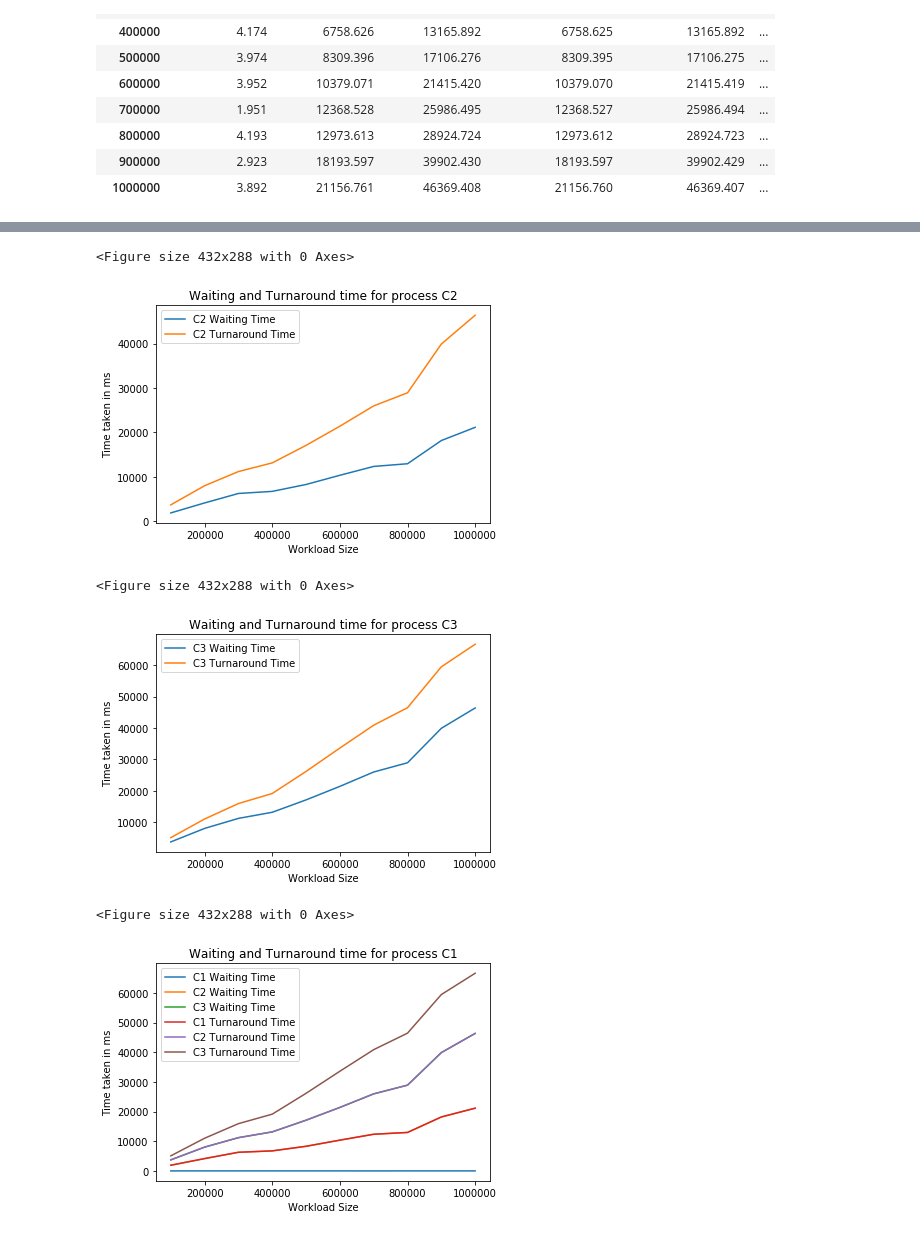
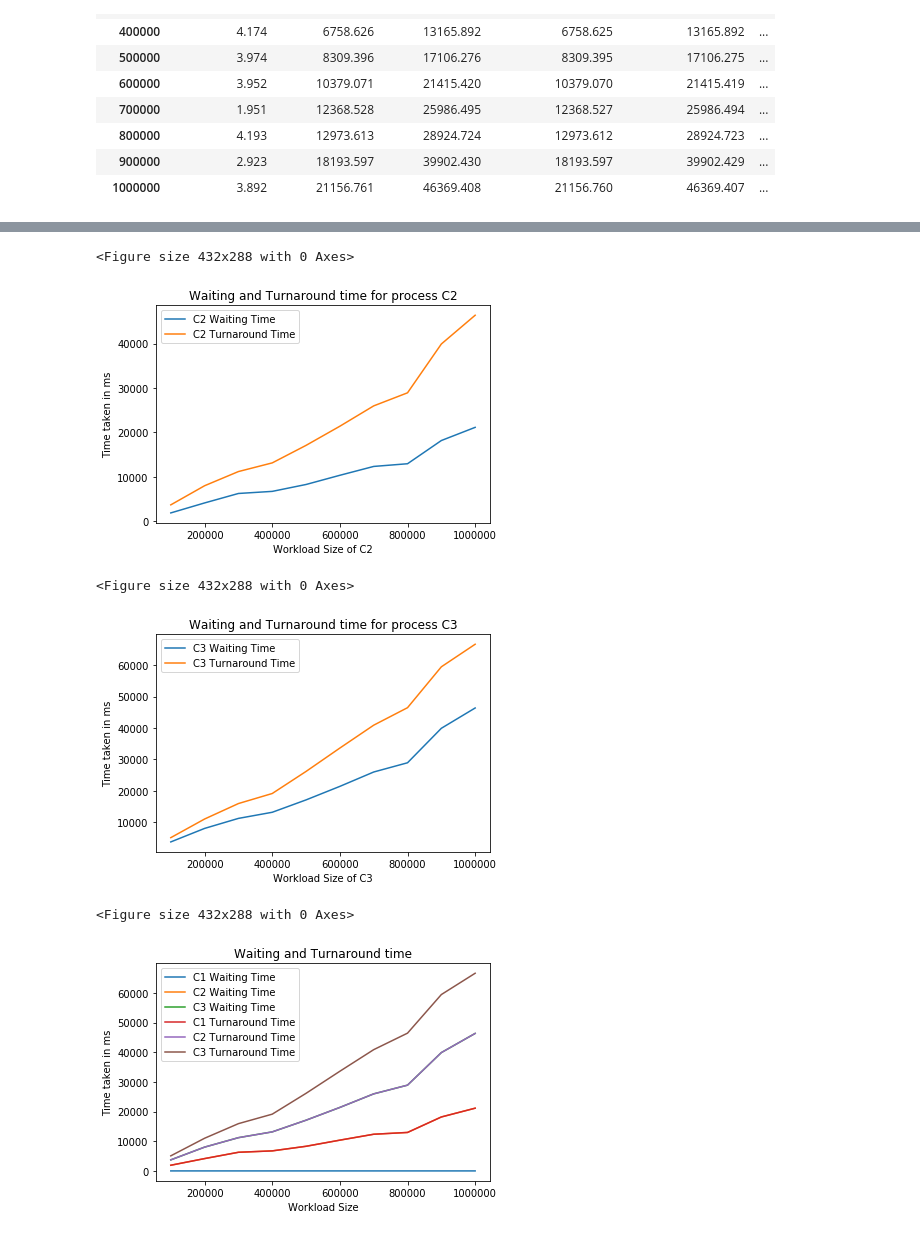
Before and after one commit to Amogh-Bharadwaj/OS_Assignment, a Jupyter notebook: fcfs.ipynb, the cells around one changed output, grey strips where cells are left out. Saved outputs shown, nothing was run; the diff lists cells and outputs as text; code cells hidden in the pictures.

```diff
--- a/fcfs.ipynb
+++ b/fcfs.ipynb
@@ -47,28 +47,28 @@ plt.show()
 df2 = df[['C2 Waiting Time','C2 Turnaround Time']]
 plt.figure()
 df2.plot(title='Waiting and Turnaround time for process C2')
-plt.xlabel('Workload Size')
+plt.xlabel('Workload Size of C2')
 plt.ylabel('Time taken in ms')
 plt.show()
 # %% [output]
 <Figure size 432x288 with 0 Axes>
-[figure, old version]
+[figure, new version]
 # %%
 df3 = df[['C3 Waiting Time','C3 Turnaround Time']]
 plt.figure()
 df3.plot(title='Waiting and Turnaround time for process C3')
-plt.xlabel('Workload Size')
+plt.xlabel('Workload Size of C3')
 plt.ylabel('Time taken in ms')
 plt.show()
 # %% [output]
 <Figure size 432x288 with 0 Axes>
-[figure, old version]
+[figure, new version]
 # %%
 plt.figure()
-df.plot(title='Waiting and Turnaround time for process C1')
+df.plot(title='Waiting and Turnaround time')
 plt.xlabel('Workload Size')
 plt.ylabel('Time taken in ms')
 plt.show()
 # %% [output]
 <Figure size 432x288 with 0 Axes>
-[figure, old version]
+[figure, new version]
```
Also changed, not shown: parts of 1 cell of this notebook, 2 other files.
